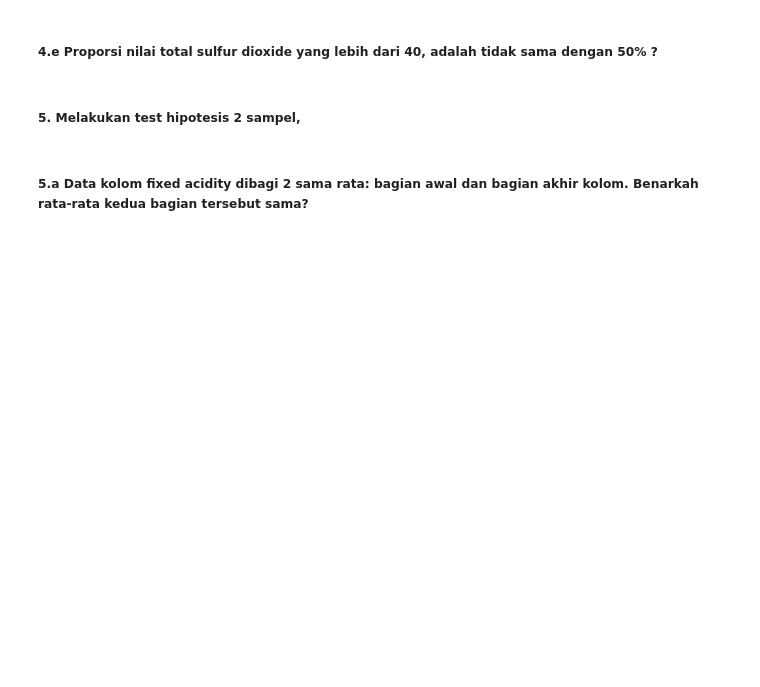
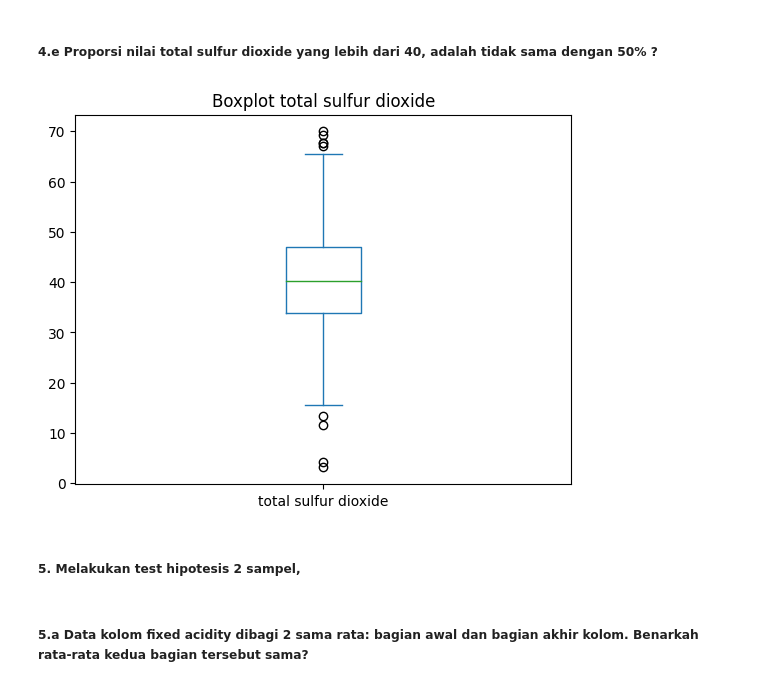
Before and after one commit to febryanarota/Tugas-Besar-Probstat, a Jupyter notebook: main.ipynb, the cells around one changed output. Cells and saved outputs as stored; diff of their text form; code cells hidden in the pictures; blank space fills up the shorter version.

```diff
--- a/main.ipynb
+++ b/main.ipynb
@@ -397,5 +452,25 @@ Maka, nilai rata-rata 150 baris pertama kolom sulphates tidak sama dengan $0.65$
 # %% [markdown]
 ##### 4.e Proporsi nilai total sulfur dioxide yang lebih dari 40, adalah tidak sama dengan 50% ?
+# %%
+kolom = "total sulfur dioxide"
+data = df[kolom]
+p_0 = 0.5
+alpha = 0.05
+x_bar = data.mean()
+std = data.std()
+N = len(data)
+n = len(data[df[kolom] < 40])
+root_n = np.sqrt(len(data))
+z_alpha = st.norm.ppf(1 - alpha /2)
+
+z, p_value = proportions_ztest(n, N, p_0)
+
+
+df[kolom].plot(kind="box")
+plt.title(f"Boxplot {kolom}")
+plt.show()
+# %% [output]
+[figure, added]
 # %% [markdown]
 ##### 5. Melakukan test hipotesis 2 sampel,
 # %%
```
Also changed, not shown: parts of 4 cells of this notebook.
